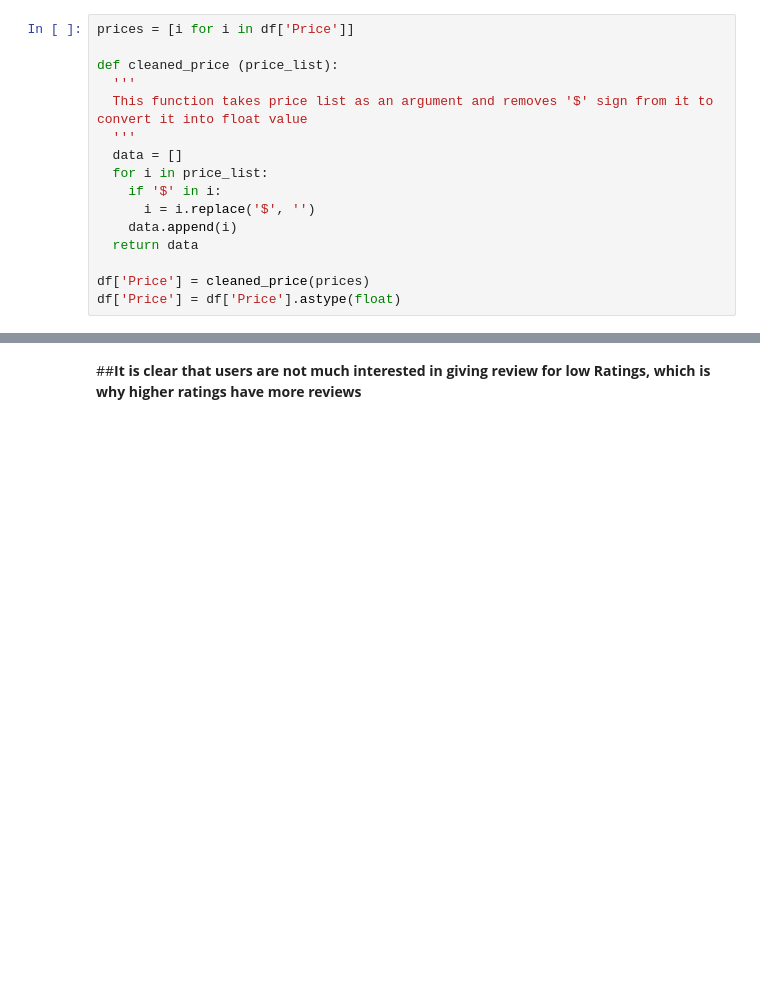
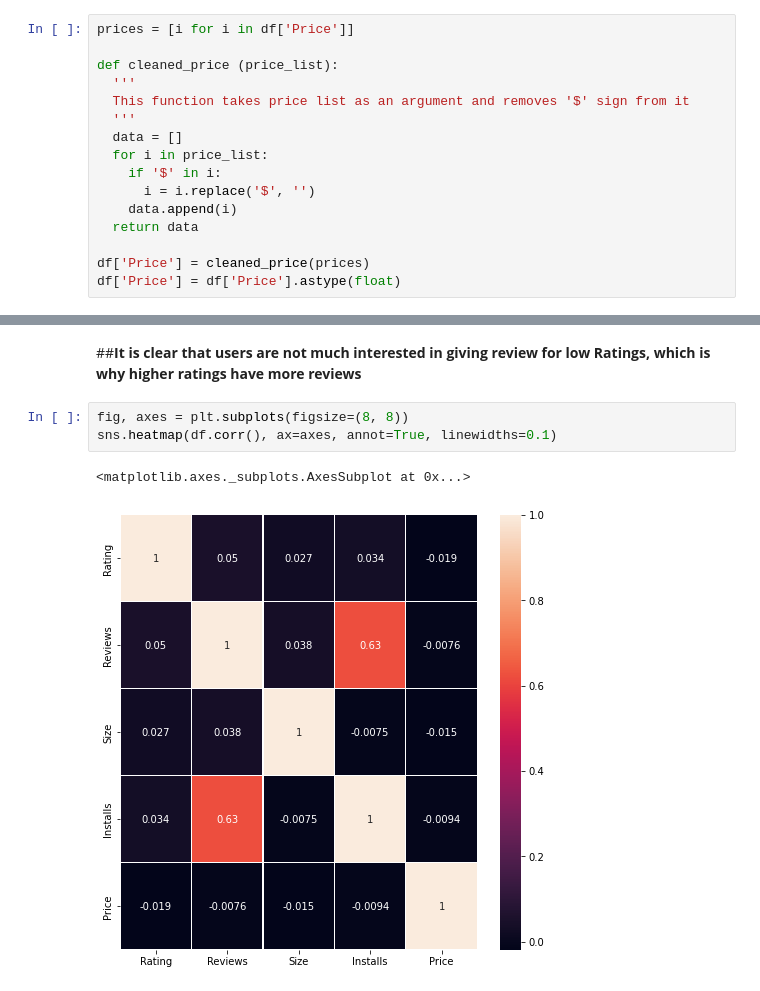
Before and after one commit to SurajSP99/Play_Store_App_Review_Data_Analysis, a Jupyter notebook: Play_Store_App_Review_Analysis_Capstone_Project.ipynb, the cells around one changed output, grey strips where cells are left out. Cells and saved outputs as stored; diff of their text form; blank space fills up the shorter version.

```diff
--- a/Play_Store_App_Review_Analysis_Capstone_Project.ipynb
+++ b/Play_Store_App_Review_Analysis_Capstone_Project.ipynb
@@ -411,7 +413,7 @@ prices = [i for i in df['Price']]
 
 def cleaned_price (price_list):
   '''
-  This function takes price list as an argument and removes '$' sign from it to convert it into float value
+  This function takes price list as an argument and removes '$' sign from it
   '''
   data = []
   for i in price_list:
@@ -672,3 +662,9 @@ Text(0, 0.5, 'No. of Reviews')
 [figure]
 # %% [markdown]
 ##**It is clear that users are not much interested in giving review for low Ratings, which is why higher ratings have more reviews**
+# %%
+fig, axes = plt.subplots(figsize=(8, 8))
+sns.heatmap(df.corr(), ax=axes, annot=True, linewidths=0.1)
+# %% [output]
+<matplotlib.axes._subplots.AxesSubplot at 0x...>
+[figure, added]
```
Also changed, not shown: parts of 11 cells of this notebook.
